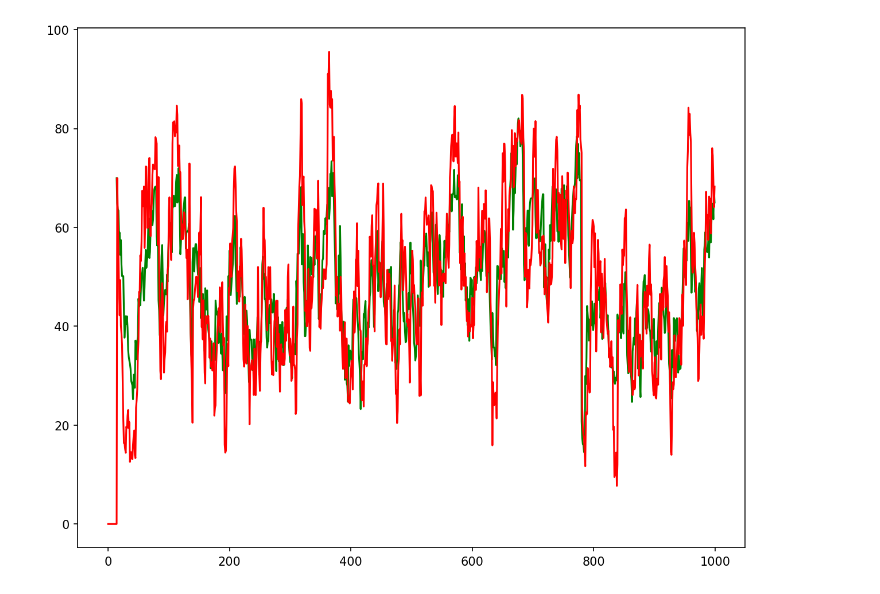
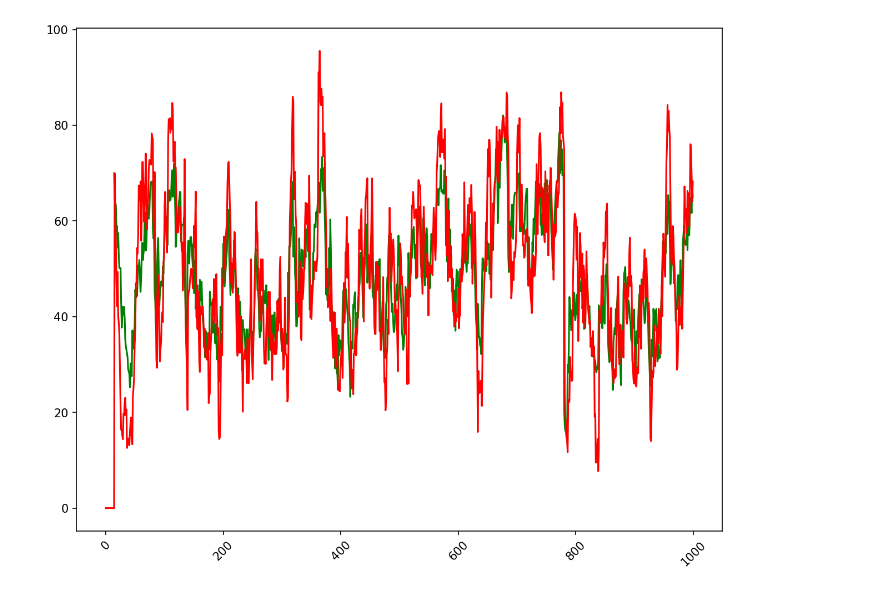
Before and after one commit to hari369-cmd/Pynance, a Jupyter notebook: rsi/debug.ipynb, the cells around one changed output. Saved outputs shown, nothing was run; the diff lists cells and outputs as text; code cells hidden in the pictures.

```diff
--- a/rsi/debug.ipynb
+++ b/rsi/debug.ipynb
@@ -79,10 +79,11 @@ real = talib.RSI(hist_data['Close'], timeperiod=14)
 # %%
 %matplotlib inline
 from matplotlib.pyplot import figure
 figure(num=None, figsize=(10, 8), dpi=150, facecolor='w', edgecolor='k')
 plt.plot(real[:1000], 'g')
+plt.xticks(rotation=45)
 plt.plot(RSI[:1000] , 'r')
 
 plt.show()
 # %% [output]
-[figure, old version]
+[figure, new version]
```
